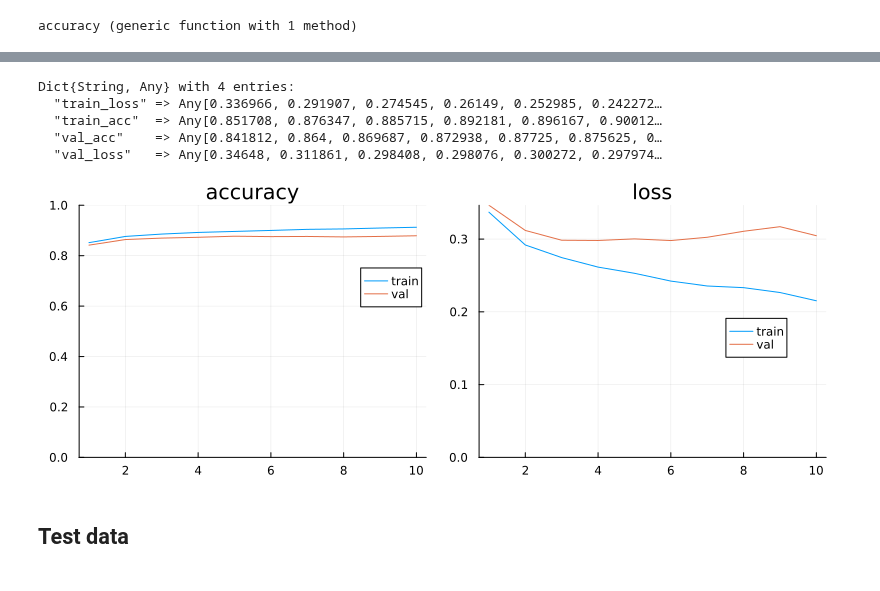
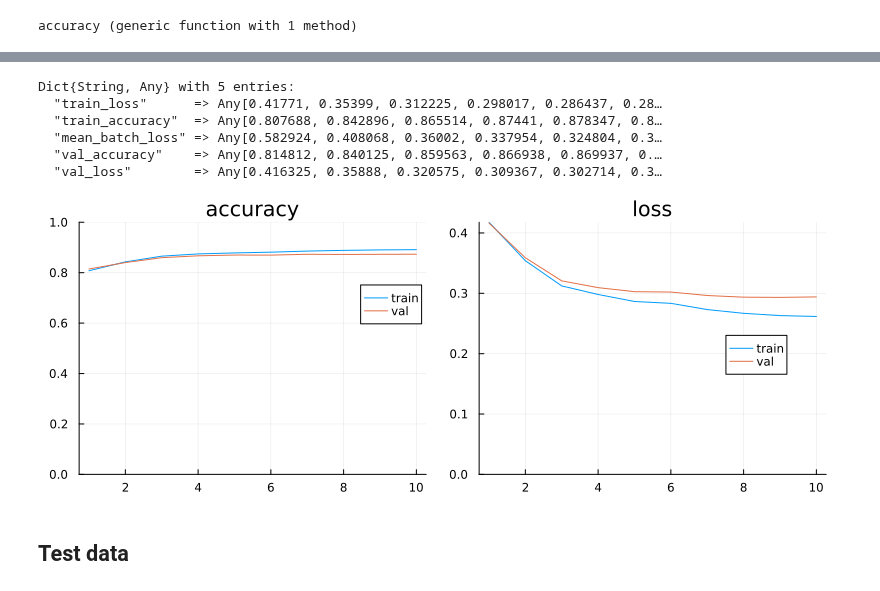
Before and after one commit to LiorSinai/TransformersLite-Examples, a Jupyter notebook: examples/classifier/Evaluate.ipynb, the cells around one changed output, grey strips where cells are left out. Drawn from its saved outputs; the diff is of its cells as text; code cells hidden in the pictures.

```diff
--- a/examples/classifier/Evaluate.ipynb
+++ b/examples/classifier/Evaluate.ipynb
@@ -70,7 +70,7 @@ test samples: (5000,) (5000,)
 # %% [markdown]
 models
 # %%
-directory = "outputs/20230701_1811_n1_none"
+directory = "outputs/20240212_n1"
 saved_objects = BSON.load(joinpath(directory, "model.bson"))
 # %% [output]
 Dict{Symbol, Any} with 3 entries:
@@ -175,26 +173,27 @@ history = open(joinpath(directory, "history.json"), "r") do f
     JSON.parse(read(f, String))
 end
 # %% [output]
-Dict{String, Any} with 4 entries:
-  "train_loss" => Any[0.336966, 0.291907, 0.274545, 0.26149, 0.252985, 0.242272…
-  "train_acc"  => Any[0.851708, 0.876347, 0.885715, 0.892181, 0.896167, 0.90012…
-  "val_acc"    => Any[0.841812, 0.864, 0.869687, 0.872938, 0.87725, 0.875625, 0…
-  "val_loss"   => Any[0.34648, 0.311861, 0.298408, 0.298076, 0.300272, 0.297974…
+Dict{String, Any} with 5 entries:
+  "train_loss"      => Any[0.41771, 0.35399, 0.312225, 0.298017, 0.286437, 0.28…
+  "train_accuracy"  => Any[0.807688, 0.842896, 0.865514, 0.87441, 0.878347, 0.8…
+  "mean_batch_loss" => Any[0.582924, 0.408068, 0.36002, 0.337954, 0.324804, 0.3…
+  "val_accuracy"    => Any[0.814812, 0.840125, 0.859563, 0.866938, 0.869937, 0.…
+  "val_loss"        => Any[0.416325, 0.35888, 0.320575, 0.309367, 0.302714, 0.3…
 # %%
-epochs = 1:length(history["train_acc"])
-p1 = plot(epochs, history["train_acc"], label="train")
-plot!(p1, epochs, history["val_acc"], label="val")
+epochs = 1:length(history["train_accuracy"])
+p1 = plot(epochs, history["train_accuracy"], label="train")
+plot!(p1, epochs, history["val_accuracy"], label="val")
 plot!(p1, ylims=[0, 1], title="accuracy", legend=(0.9, 0.7))
 
 p2 = plot(epochs, history["train_loss"], label="train")
 plot!(p2, epochs, history["val_loss"], label="val")
 plot!(p2, title="loss", ylims=[0, Inf], legend=(0.8, 0.5))
 
 p = plot(p1, p2, layout=grid(1, 2), size=(800, 300))
 savefig(p, joinpath(directory, "history.png"))
 p
 # %% [output]
-[figure, old version]
+[figure, new version]
 # %% [markdown]
 ## Test data
 # %%
```
Also changed, not shown: parts of 20 cells of this notebook, 6 other files.
